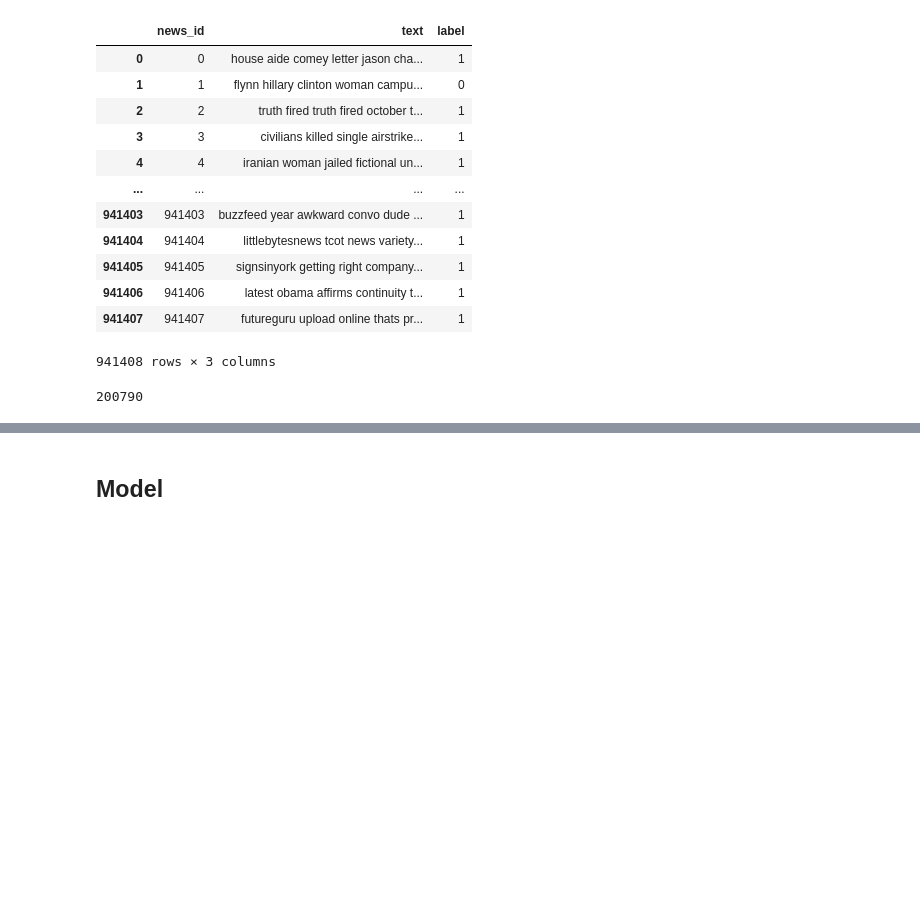
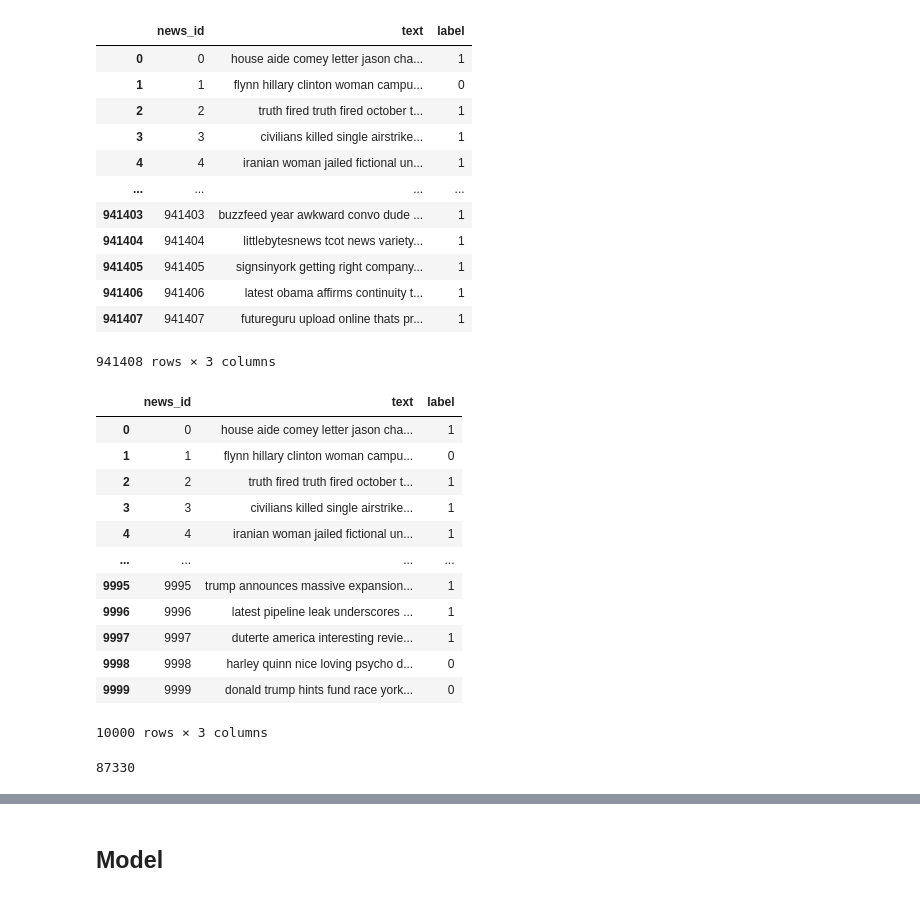
Before and after one commit to monash-tp37-project/iteration_1_model, a Jupyter notebook: news_class_model_keras.ipynb, the cells around one changed output, grey strips where cells are left out. Drawn from its saved outputs; the diff is of its cells as text; code cells hidden in the pictures; blank space fills up the shorter version.

```diff
--- a/news_class_model_keras.ipynb
+++ b/news_class_model_keras.ipynb
@@ -78,9 +78,11 @@ connection = pymysql.connect(host='news-data-rdb.cqsnaejqwcpu.ap-southeast-2.rds
 # %%
 # SQL query to retreive our data for the model
 SQL_Query = pd.read_sql_query(
-    '''select
+        '''
+        select
         *
-        from new_table''', connection)
+        from new_table
+        ''', connection)
 # %%
 SQL_Query
 # %% [output]
@@ -103,5 +105,20 @@ news_sql_df = pd.DataFrame(SQL_Query, columns=['news_id', 'text', 'label'])
 # %%
-news_sql_df = news_sql_df[0:100000]
+news_sql_df = SQL_Query[0:10000]
+news_sql_df
+# %% [output]
+|  | news_id | text | label |
+| 0 | 0 | house aide comey letter jason cha... | 1 |
+| 1 | 1 | flynn hillary clinton woman campu... | 0 |
+| 2 | 2 | truth fired truth fired october t... | 1 |
+| 3 | 3 | civilians killed single airstrike... | 1 |
+| 4 | 4 | iranian woman jailed fictional un... | 1 |
+| ... | ... | ... | ... |
+| 9995 | 9995 | trump announces massive expansion... | 1 |
+| 9996 | 9996 | latest pipeline leak underscores ... | 1 |
+| 9997 | 9997 | duterte america interesting revie... | 1 |
+| 9998 | 9998 | harley quinn nice loving psycho d... | 0 |
+| 9999 | 9999 | donald trump hints fund race york... | 0 |
+10000 rows × 3 columns
 # %%
 # Obtain the total words present in the dataset
 list_of_words = []
@@ -116,7 +131,7 @@ for i in news_sql_df.text:
 total_words = len(list(set(list_of_words)))
 total_words
 # %% [output]
-200790
+87330
 # %%
 # split data into test and train
 from sklearn.model_selection import train_test_split
```
Also changed, not shown: parts of 15 cells of this notebook.
